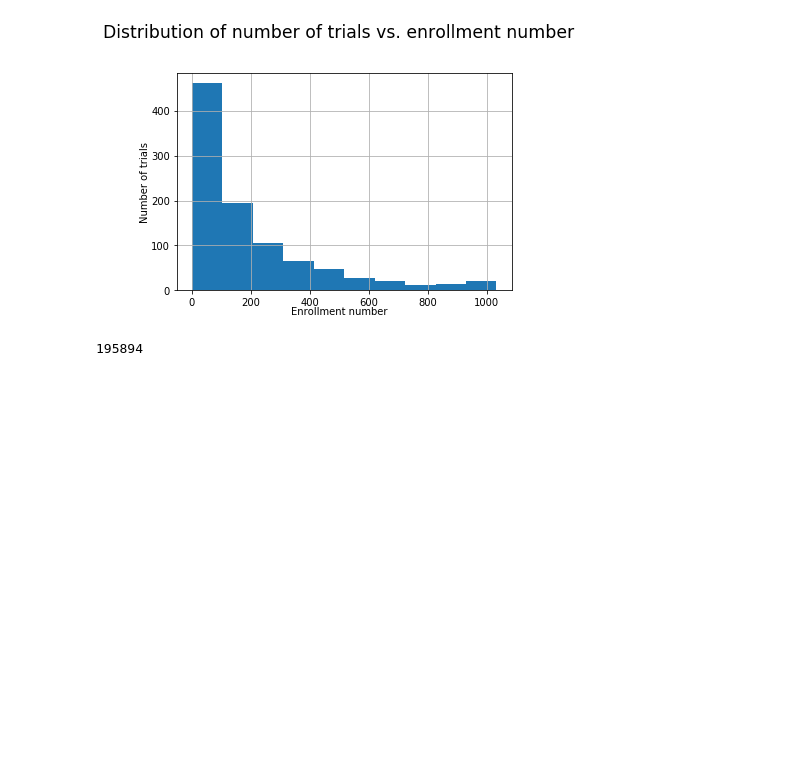
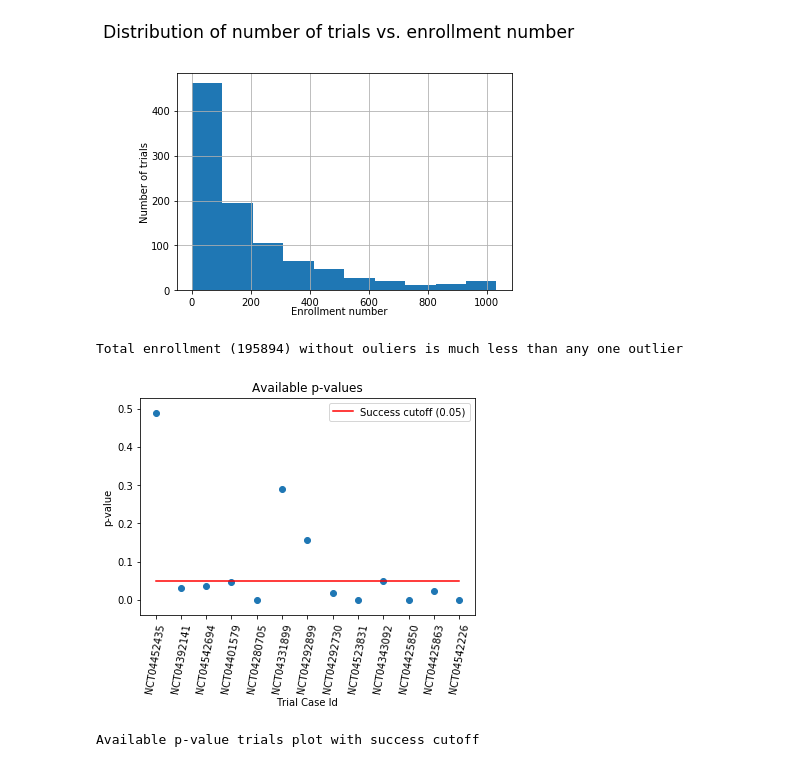
Before and after one commit to qsun21/covid-clinical-trial, a Jupyter notebook: COVIDProject-QianSun.ipynb, the cells around one changed output. Cells and saved outputs as stored; diff of their text form; code cells hidden in the pictures; blank space fills up the shorter version.

```diff
--- a/COVIDProject-QianSun.ipynb
+++ b/COVIDProject-QianSun.ipynb
@@ -3,7 +3,7 @@ import matplotlib.pyplot as plt
 import pandas as pd
 
 # File to Load (Remember to Change These)
-covid = "covid-clinical-trial_data.csv"
+covid = "covid-clinical-trial_data_cleandata.csv"
 
 # Read Purchasing File and store into Pandas data frame
 covid_df = pd.read_csv(covid)
@@ -171,7 +98,31 @@ figure.text(0.04, 0.5, 'Number of trials', va='center', rotation='vertical')
 # %% [output]
 Text(0.04, 0.5, 'Number of trials')
 [figure]
-# %%
-enrollment_without_outliers.sum()
-# %% [output]
-195894
+# %%
+# The outliers of enrollment series lie very far away from rest of data
+print(f"Total enrollment ({enrollment_without_outliers.sum()}) without ouliers is much less than any one outlier")
+# %% [output]
+Total enrollment (195894) without ouliers is much less than any one outlier
+# %%
+# Available p-value trials plot with success cutoff
+pvalues = covid_df['p-values'].map(lambda x: str(x)).map(lambda x: x.replace('<','')).map(lambda x: float(x))
+mapped_df = covid_df.copy(deep=True)
+mapped_df['p-values'] = pvalues
+mapped_df = mapped_df.dropna(subset=['p-values'])
+x_axis_vals = range(1, pvalues.count() + 1)
+cutoff = [0.05] * 13
+xlabels = mapped_df['NCT Number']
+plt.scatter(x_axis, mapped_df['p-values'])
+plt.plot(x_axis, cutoff, 'r', label='Success cutoff (0.05)')
+plt.xticks(np.arange(1,14), xlabels, rotation=80)
+plt.title("Available p-values")
+plt.xlabel("Trial Case Id")
+plt.ylabel("p-value")
+plt.legend(loc="upper right")
+plt.show()
+success_df = mapped_df[mapped_df['p-values'] <= 0.05]
+print("Available p-value trials plot with success cutoff")
+success_df
+# %% [output]
+[figure, added]
+Available p-value trials plot with success cutoff
```
Also changed, not shown: parts of 14 cells of this notebook, 1 other file.
